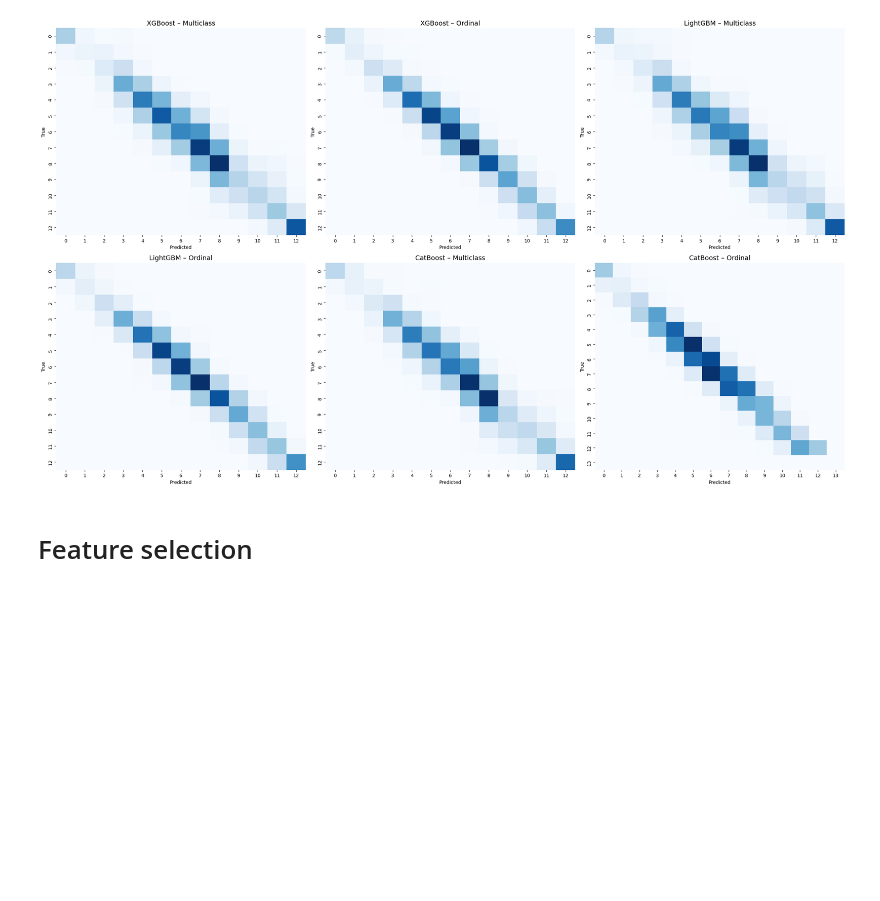
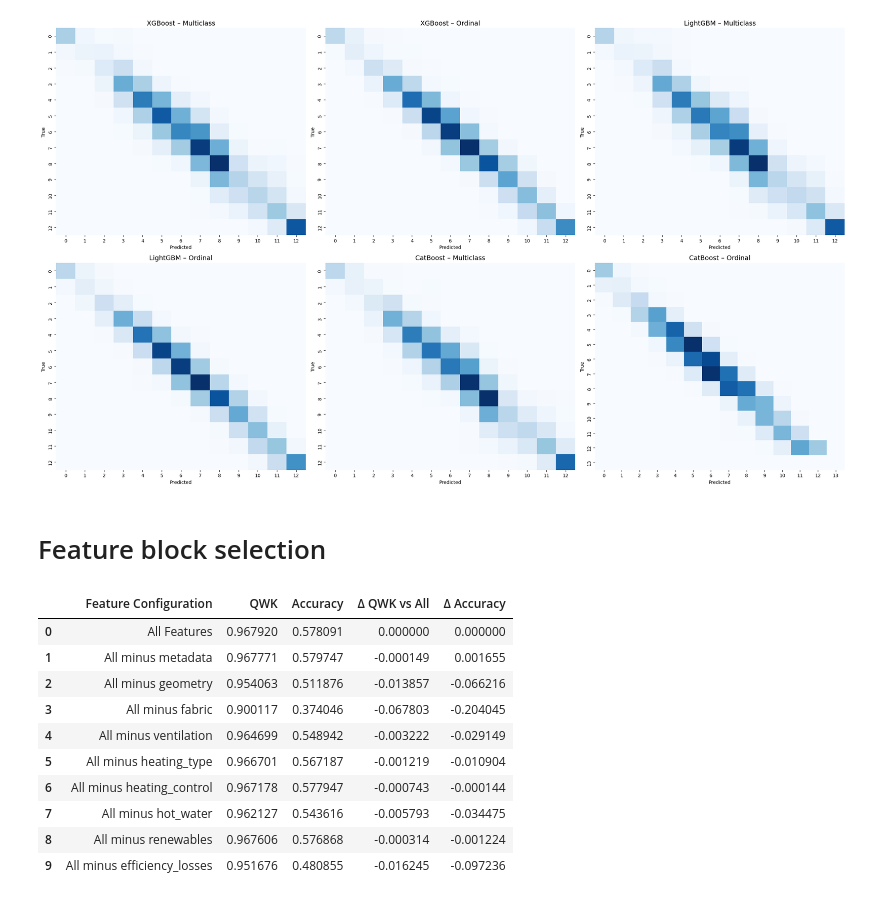
Before and after one commit to BenRyan-8/APA_CA, a Jupyter notebook: BERPrediction.ipynb, the cells around one changed output. Cells and saved outputs as stored; diff of their text form; code cells hidden in the pictures; blank space fills up the shorter version.

```diff
--- a/BERPrediction.ipynb
+++ b/BERPrediction.ipynb
@@ -1396,7 +1396,7 @@ LightGBM – Multiclass:
 6. LightGBM – Multiclass      QWK = 0.9414
 [figure]
 # %% [markdown]
-# Feature selection
+# Feature block selection
 # %%
 feature_blocks = {
     "metadata": [
@@ -1447,0 +1497,42 @@ feature_blocks = {
+# %%
+
+# Remove-One-Block
+all_features = X_tree_train.columns.tolist()
+cat_all = [c for c in cat_features if c in all_features]
+
+for block_name, cols in feature_blocks.items():
+    # Make sure we only drop columns that actually exist
+    cols_to_remove = [c for c in cols if c in all_features]
+    remaining_features = [c for c in all_features if c not in cols_to_remove]
+    cat_remaining = [c for c in cat_features if c in remaining_features]
+
+    qwk, acc = run_lgb_ordinal(
+        X_tree_train[remaining_features],
+        X_tree_test[remaining_features],
+        y_tree_train,
+        y_tree_test,
+        cat_remaining
+    )
+
+    results.append({
+        "Feature Configuration": f"All minus {block_name}",
+        "QWK": qwk,
+        "Accuracy": acc,
+        "Δ QWK vs All": qwk - baseline_qwk,
+        "Δ Accuracy": acc - baseline_acc
+    })
+# %%
+results_df = pd.DataFrame(results)
+results_df
+# %% [output]
+|  | Feature Configuration | QWK | Accuracy | Δ QWK vs All | Δ Accuracy |
+| 0 | All Features | 0.967920 | 0.578091 | 0.000000 | 0.000000 |
+| 1 | All minus metadata | 0.967771 | 0.579747 | -0.000149 | 0.001655 |
+| 2 | All minus geometry | 0.954063 | 0.511876 | -0.013857 | -0.066216 |
+| 3 | All minus fabric | 0.900117 | 0.374046 | -0.067803 | -0.204045 |
+| 4 | All minus ventilation | 0.964699 | 0.548942 | -0.003222 | -0.029149 |
+| 5 | All minus heating_type | 0.966701 | 0.567187 | -0.001219 | -0.010904 |
+| 6 | All minus heating_control | 0.967178 | 0.577947 | -0.000743 | -0.000144 |
+| 7 | All minus hot_water | 0.962127 | 0.543616 | -0.005793 | -0.034475 |
+| 8 | All minus renewables | 0.967606 | 0.576868 | -0.000314 | -0.001224 |
+| 9 | All minus efficiency_losses | 0.951676 | 0.480855 | -0.016245 | -0.097236 |
```
Also changed, not shown: parts of 21 cells of this notebook.
